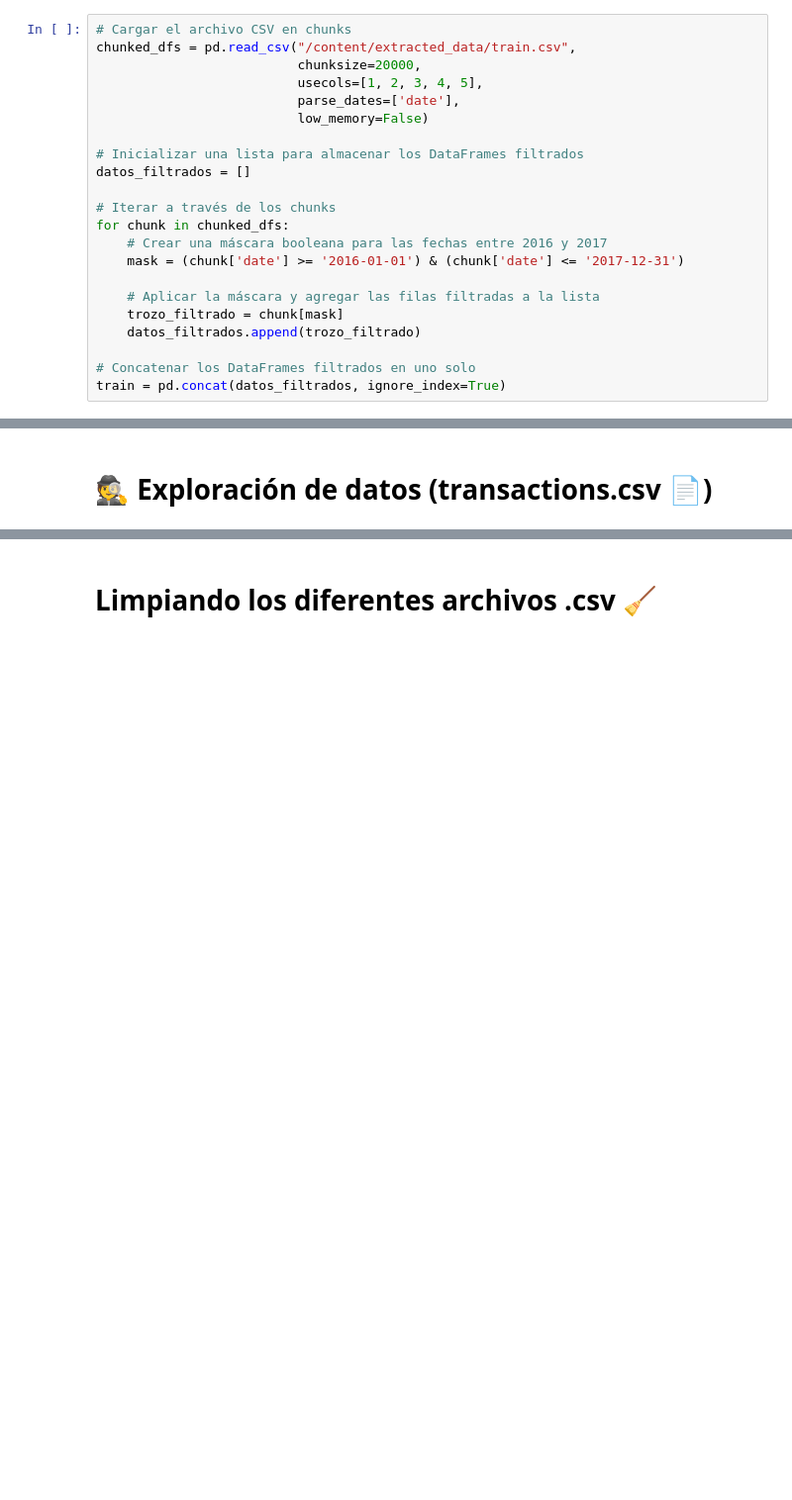
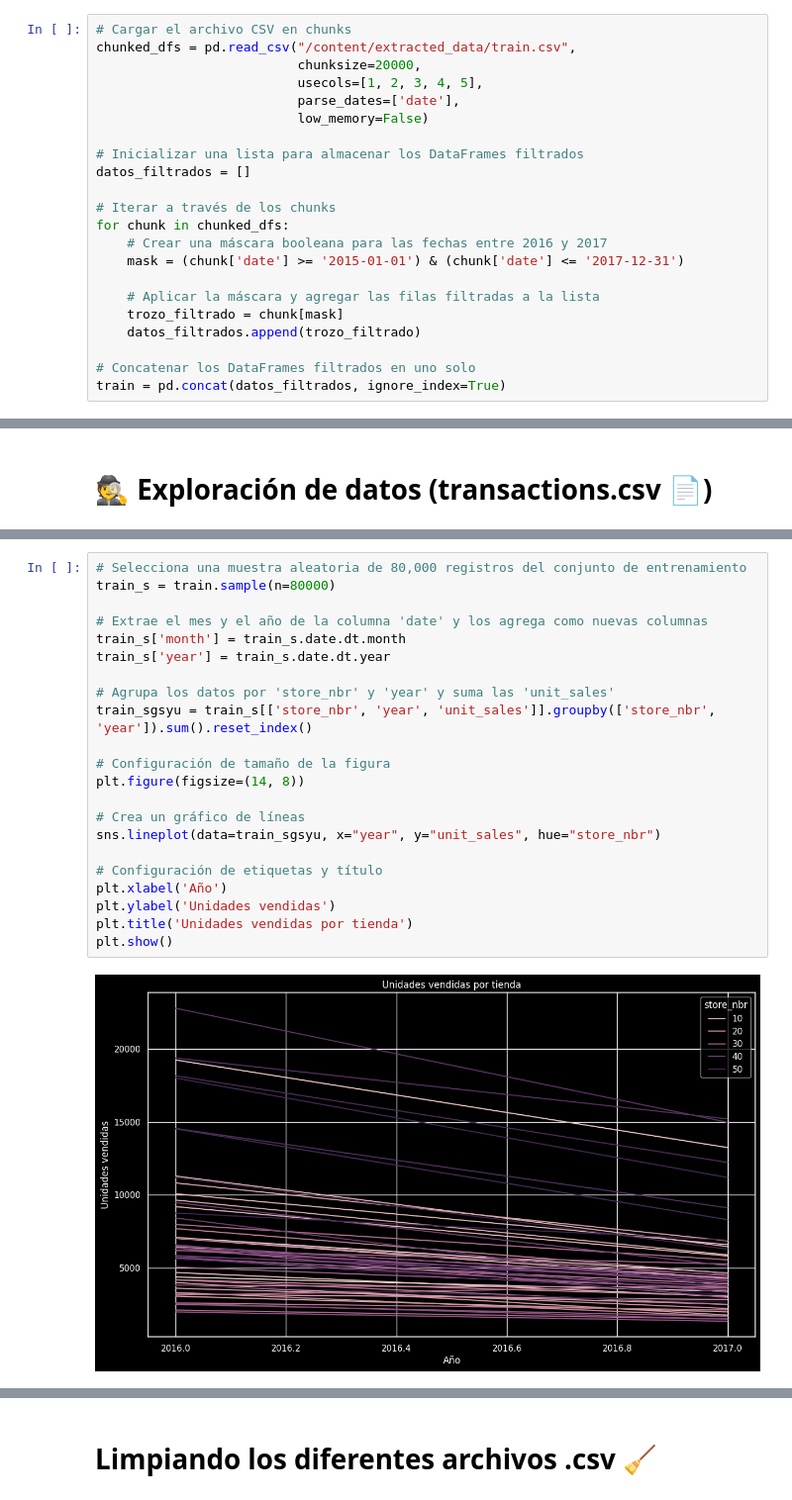
Before and after one commit to C0SS10/AI4ENG, a Jupyter notebook: 01 - Exploracion de datos.ipynb, the cells around one changed output, grey strips where cells are left out. Shown at 99% size. Saved outputs shown, nothing was run; the diff lists cells and outputs as text; blank space fills up the shorter version.

```diff
--- a/01 - Exploracion de datos.ipynb
+++ b/01 - Exploracion de datos.ipynb
@@ -184,7 +184,7 @@ datos_filtrados = []
 # Iterar a través de los chunks
 for chunk in chunked_dfs:
     # Crear una máscara booleana para las fechas entre 2016 y 2017
-    mask = (chunk['date'] >= '2016-01-01') & (chunk['date'] <= '2017-12-31')
+    mask = (chunk['date'] >= '2015-01-01') & (chunk['date'] <= '2017-12-31')
 
     # Aplicar la máscara y agregar las filas filtradas a la lista
     trozo_filtrado = chunk[mask]
@@ -405,0 +509,24 @@ Promedio del día anterior y día después. (Pensar si va a hacer por tienda o p
+# %%
+# Selecciona una muestra aleatoria de 80,000 registros del conjunto de entrenamiento
+train_s = train.sample(n=80000)
+
+# Extrae el mes y el año de la columna 'date' y los agrega como nuevas columnas
+train_s['month'] = train_s.date.dt.month
+train_s['year'] = train_s.date.dt.year
+
+# Agrupa los datos por 'store_nbr' y 'year' y suma las 'unit_sales'
+train_sgsyu = train_s[['store_nbr', 'year', 'unit_sales']].groupby(['store_nbr', 'year']).sum().reset_index()
+
+# Configuración de tamaño de la figura
+plt.figure(figsize=(14, 8))
+
+# Crea un gráfico de líneas
+sns.lineplot(data=train_sgsyu, x="year", y="unit_sales", hue="store_nbr")
+
+# Configuración de etiquetas y título
+plt.xlabel('Año')
+plt.ylabel('Unidades vendidas')
+plt.title('Unidades vendidas por tienda')
+plt.show()
+# %% [output]
+[figure, added]
```
Also changed, not shown: parts of 29 cells of this notebook.
